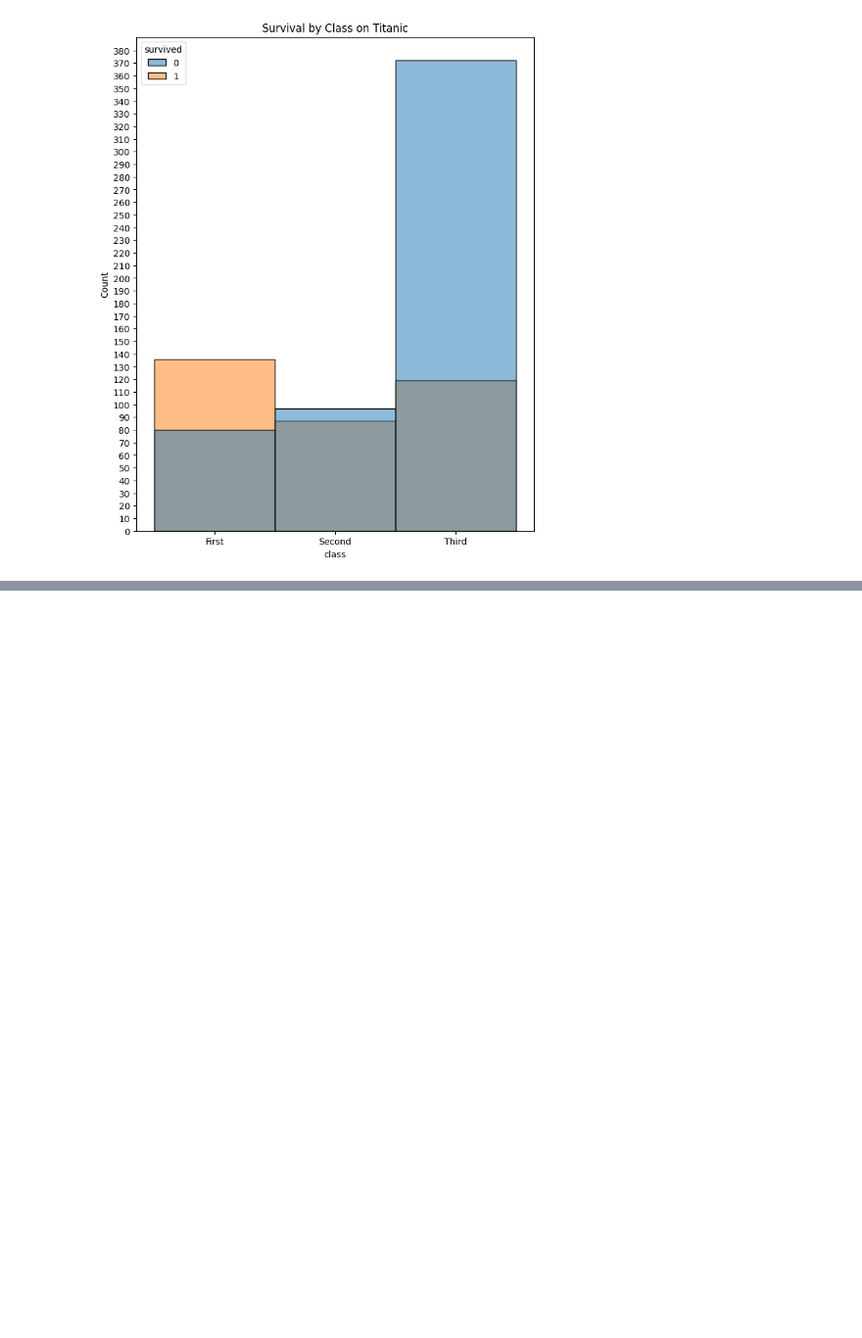
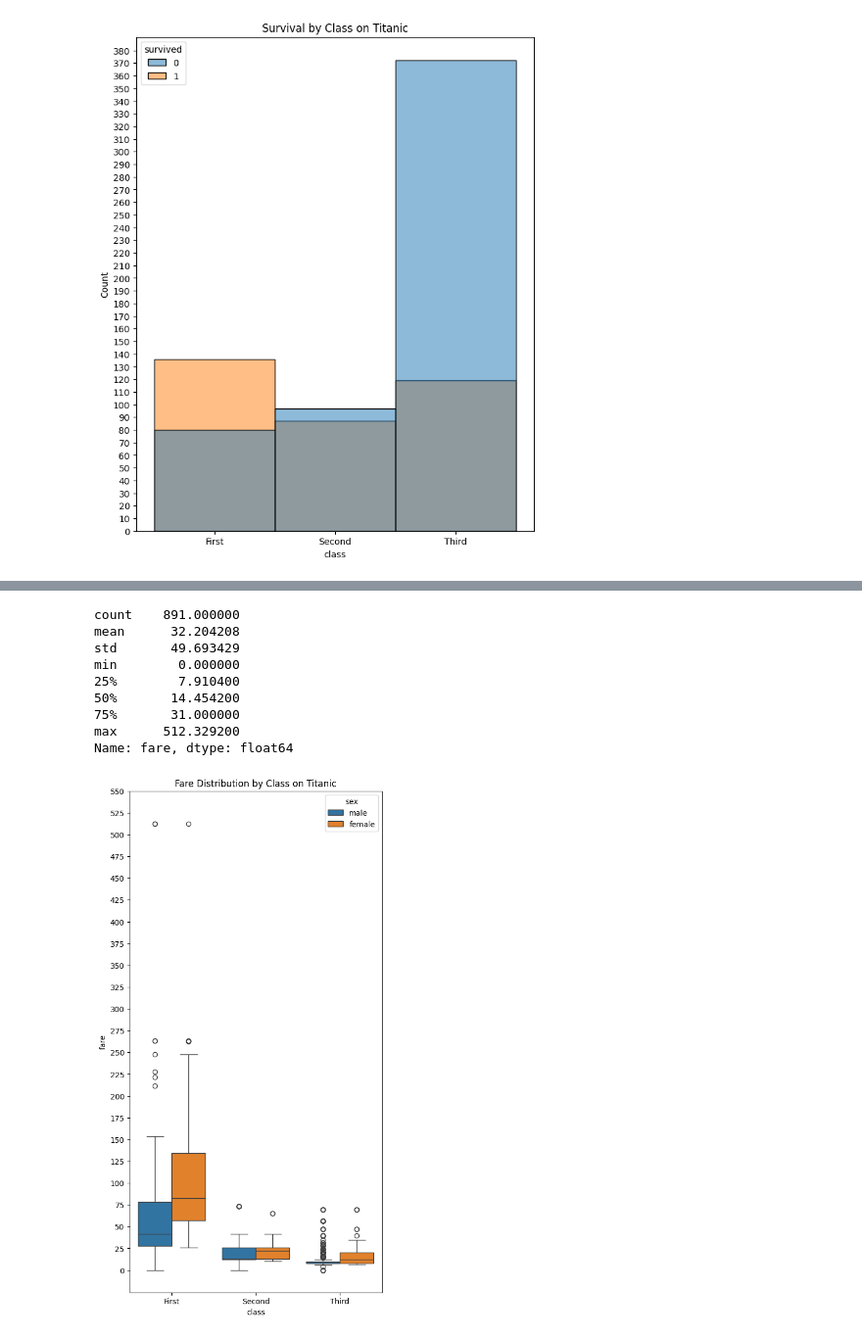
Before and after one commit to J3SSY-ANDU/Food-Delivery-Data-Analysis, a Jupyter notebook: notebooks/seaborn_tutorial.ipynb, the cells around one changed output, grey strips where cells are left out. Shown at 98% size. Saved outputs shown, nothing was run; the diff lists cells and outputs as text; code cells hidden in the pictures; blank space fills up the shorter version.

```diff
--- a/notebooks/seaborn_tutorial.ipynb
+++ b/notebooks/seaborn_tutorial.ipynb
@@ -322,0 +360,17 @@ g.set(title='Survival by Class on Titanic')
+# %%
+g = sns.boxplot(x='class', y='fare', hue='sex', data=titanic)
+g.set(title='Fare Distribution by Class on Titanic')
+g.figure.set_size_inches(6, 12)  # width=8, height=6 (in inches)
+g.set_yticks(np.arange(0, 551, 25))
+titanic['fare'].describe()
+# %% [output]
+count    891.000000
+mean      32.204208
+std       49.693429
+min        0.000000
+25%        7.910400
+50%       14.454200
+75%       31.000000
+max      512.329200
+Name: fare, dtype: float64
+[figure, added]
```
Also changed, not shown: parts of 10 cells of this notebook.
